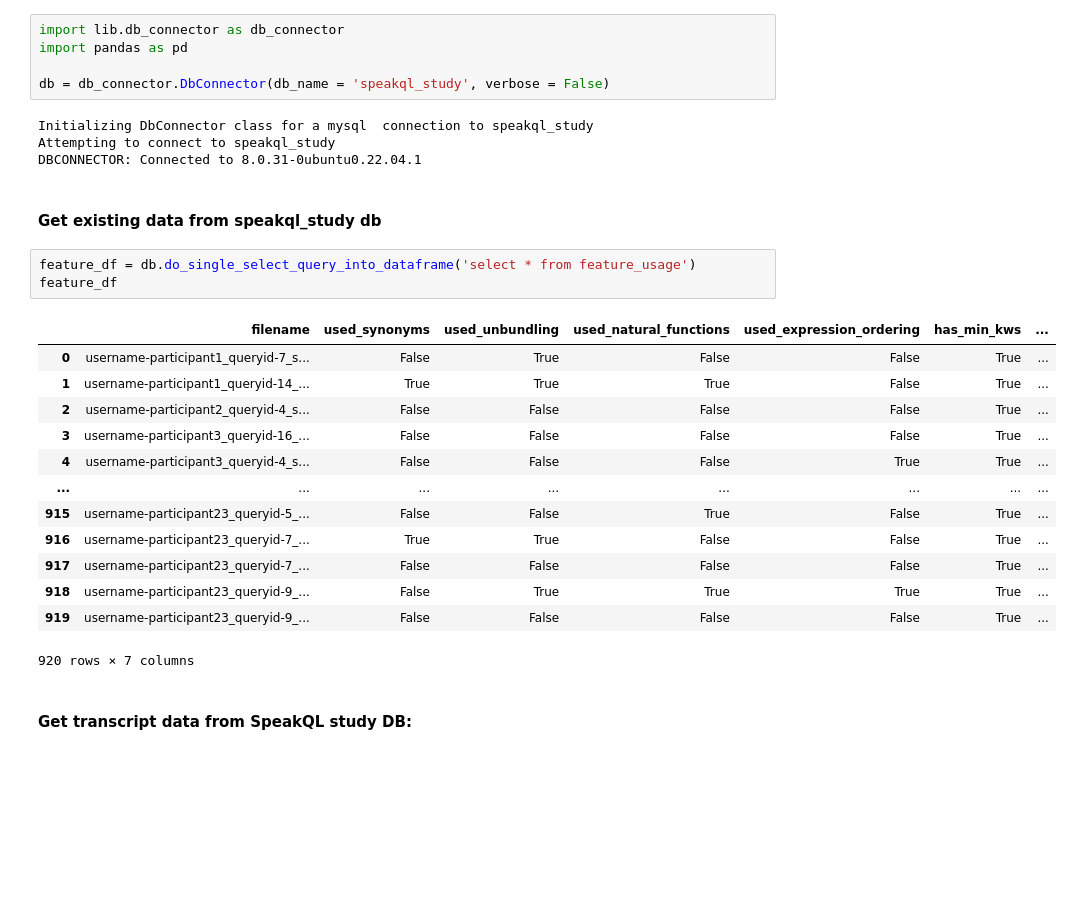
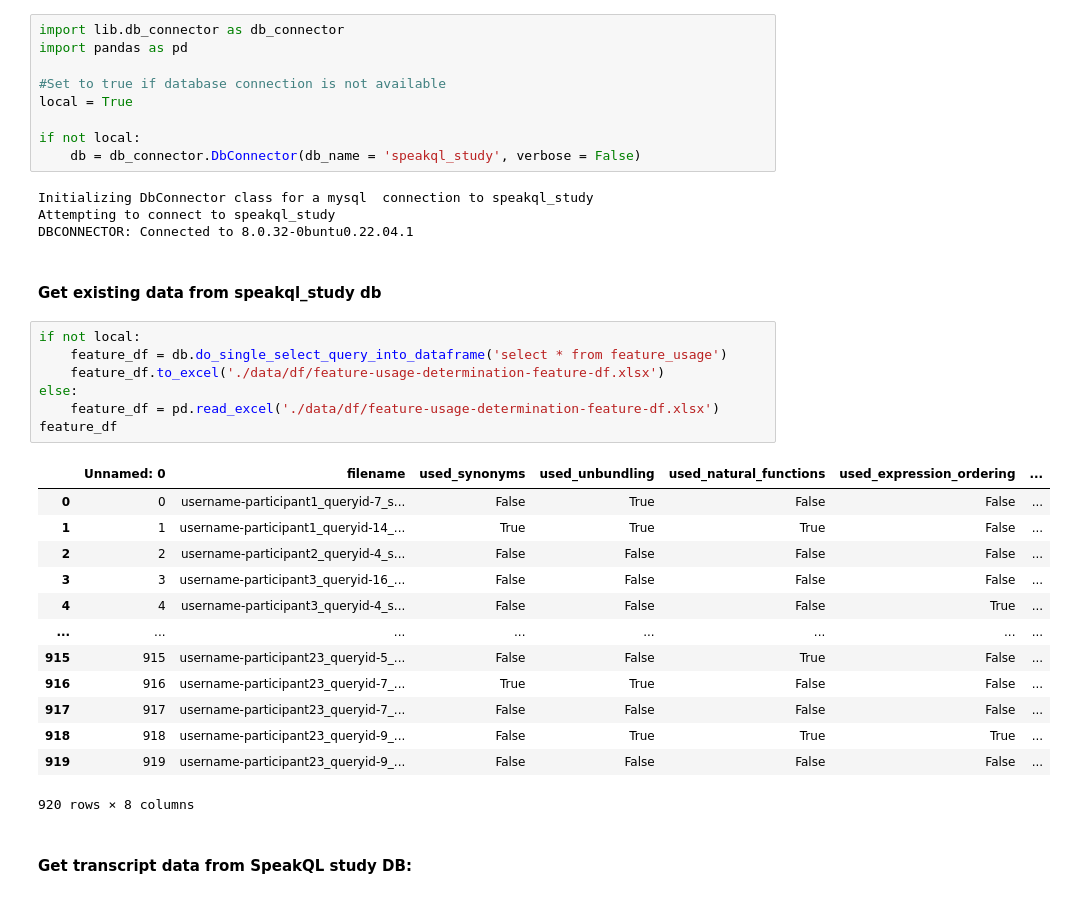
Before and after one commit to KyleLuoma/speakql-user-study-analysis, a Jupyter notebook: Feature Usage Determination.ipynb, the cells around one changed output. Cells and saved outputs as stored; diff of their text form; blank space fills up the shorter version.

```diff
--- a/Feature Usage Determination.ipynb
+++ b/Feature Usage Determination.ipynb
@@ -2,30 +2,38 @@
 import lib.db_connector as db_connector
 import pandas as pd
 
-db = db_connector.DbConnector(db_name = 'speakql_study', verbose = False)
+#Set to true if database connection is not available
+local = True
+
+if not local:
+    db = db_connector.DbConnector(db_name = 'speakql_study', verbose = False)
 # %% [output]
 Initializing DbConnector class for a mysql  connection to speakql_study
 Attempting to connect to speakql_study
-DBCONNECTOR: Connected to 8.0.31-0ubuntu0.22.04.1
+DBCONNECTOR: Connected to 8.0.32-0buntu0.22.04.1
 # %% [markdown]
 #### Get existing data from speakql_study db
 # %%
-feature_df = db.do_single_select_query_into_dataframe('select * from feature_usage')
+if not local:
+    feature_df = db.do_single_select_query_into_dataframe('select * from feature_usage')
+    feature_df.to_excel('./data/df/feature-usage-determination-feature-df.xlsx')
+else:
+    feature_df = pd.read_excel('./data/df/feature-usage-determination-feature-df.xlsx')
 feature_df
 # %% [output]
-|  | filename | used_synonyms | used_unbundling | used_natural_functions | used_expression_ordering | has_min_kws | ... |
-| 0 | username-participant1_queryid-7_s... | False | True | False | False | True | ... |
-| 1 | username-participant1_queryid-14_... | True | True | True | False | True | ... |
-| 2 | username-participant2_queryid-4_s... | False | False | False | False | True | ... |
-| 3 | username-participant3_queryid-16_... | False | False | False | False | True | ... |
-| 4 | username-participant3_queryid-4_s... | False | False | False | True | True | ... |
+|  | Unnamed: 0 | filename | used_synonyms | used_unbundling | used_natural_functions | used_expression_ordering | ... |
+| 0 | 0 | username-participant1_queryid-7_s... | False | True | False | False | ... |
+| 1 | 1 | username-participant1_queryid-14_... | True | True | True | False | ... |
+| 2 | 2 | username-participant2_queryid-4_s... | False | False | False | False | ... |
+| 3 | 3 | username-participant3_queryid-16_... | False | False | False | False | ... |
+| 4 | 4 | username-participant3_queryid-4_s... | False | False | False | True | ... |
 | ... | ... | ... | ... | ... | ... | ... | ... |
-| 915 | username-participant23_queryid-5_... | False | False | True | False | True | ... |
-| 916 | username-participant23_queryid-7_... | True | True | False | False | True | ... |
-| 917 | username-participant23_queryid-7_... | False | False | False | False | True | ... |
-| 918 | username-participant23_queryid-9_... | False | True | True | True | True | ... |
-| 919 | username-participant23_queryid-9_... | False | False | False | False | True | ... |
+| 915 | 915 | username-participant23_queryid-5_... | False | False | True | False | ... |
+| 916 | 916 | username-participant23_queryid-7_... | True | True | False | False | ... |
+| 917 | 917 | username-participant23_queryid-7_... | False | False | False | False | ... |
+| 918 | 918 | username-participant23_queryid-9_... | False | True | True | True | ... |
+| 919 | 919 | username-participant23_queryid-9_... | False | False | False | False | ... |
-920 rows × 7 columns
+920 rows × 8 columns
 # %% [markdown]
 #### Get transcript data from SpeakQL study DB:
 # %%
```
Also changed, not shown: 15 other files.
